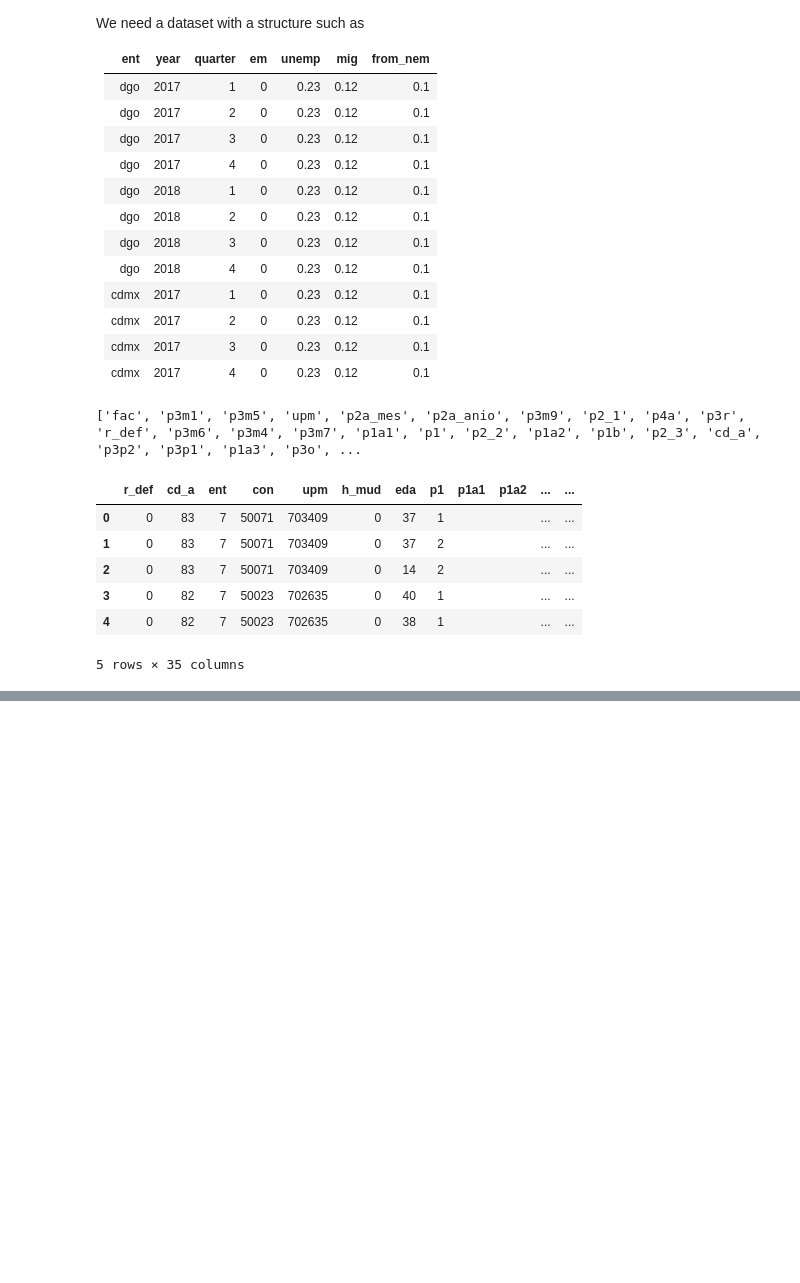
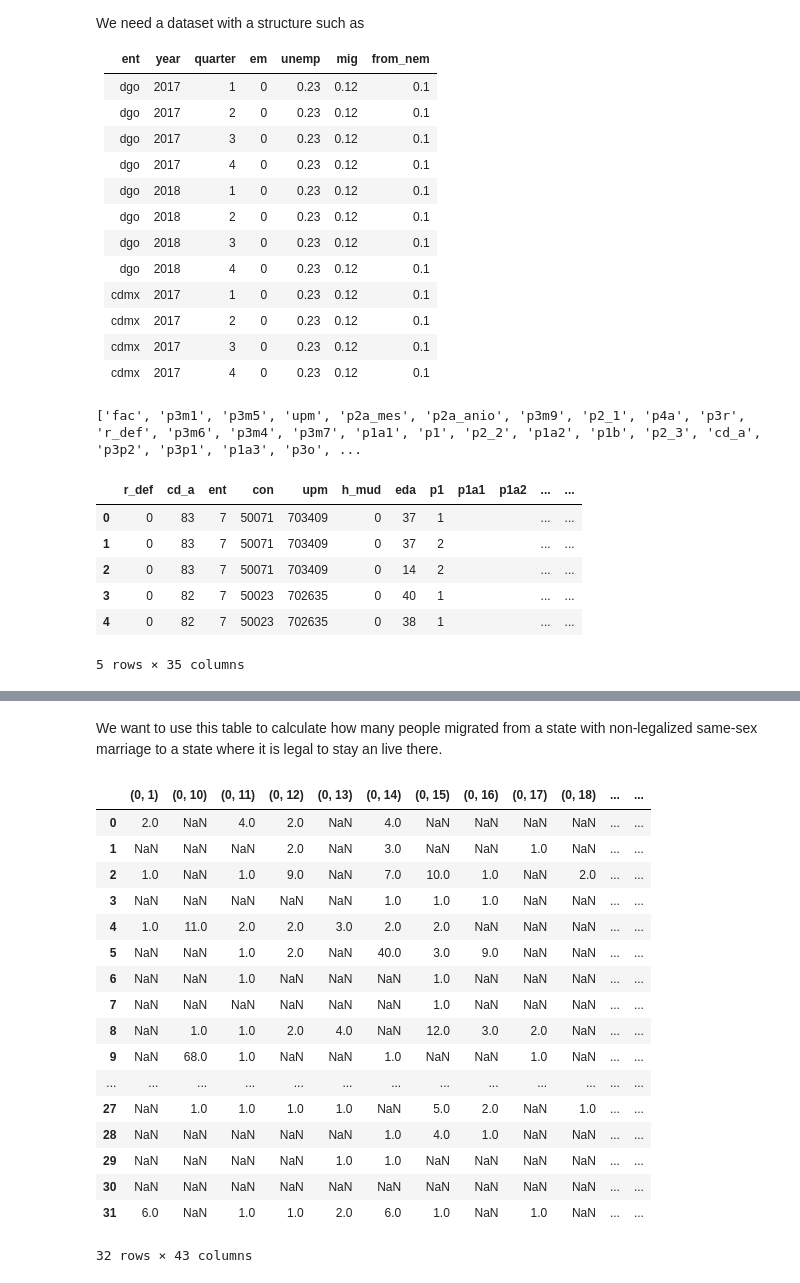
Before and after one commit to marionomics/migracion-lgbt, a Jupyter notebook: notebooks/explore_enoe.ipynb, the cells around one changed output, grey strips where cells are left out. Drawn from its saved outputs; the diff is of its cells as text; code cells hidden in the pictures; blank space fills up the shorter version.

```diff
--- a/notebooks/explore_enoe.ipynb
+++ b/notebooks/explore_enoe.ipynb
@@ -165,0 +147,5 @@ df_enoe
+# %%
+df_aux = df_aux.reset_index()
+# %%
+migration_table =df_aux.pivot(index = 'ent', columns = 'p3p2')
+migration_table.head()
@@ -165,0 +162,40 @@ df_enoe
+# %% [markdown]
+We want to use this table to calculate how many people migrated from a state with non-legalized same-sex marriage to a state where it is legal to stay an live there.
+# %%
+# Primero hay que incluir la fecha
+migration_table['year'] = year
+migration_table['quarter'] = quarter
+# %%
+from numpy import ceil
+marriage = pd.read_csv('../auxiliary/equal_marriage.csv')
+marriage['quarter'] = ceil(marriage['month']/3)
+marriage['date'] = marriage['year'] + marriage['quarter']/5 # Its inexact, but it helps to make the simple comparison in the migration table
+marriage = marriage[['cve','date']]
+# %%
+# Crear una dummy 1 = el matrimonio es igualitario en la entidad y 0 no lo es
+marriage
+
+df = pd.merge(migration_table,marriage, left_on = 'ent', right_on='cve', how='left')
+
+conditions = [
+    df['date'] >= df['year']
+]
+# %% [output]
+|  | (0, 1) | (0, 10) | (0, 11) | (0, 12) | (0, 13) | (0, 14) | (0, 15) | (0, 16) | (0, 17) | (0, 18) | ... | ... |
+| 0 | 2.0 | NaN | 4.0 | 2.0 | NaN | 4.0 | NaN | NaN | NaN | NaN | ... | ... |
+| 1 | NaN | NaN | NaN | 2.0 | NaN | 3.0 | NaN | NaN | 1.0 | NaN | ... | ... |
+| 2 | 1.0 | NaN | 1.0 | 9.0 | NaN | 7.0 | 10.0 | 1.0 | NaN | 2.0 | ... | ... |
+| 3 | NaN | NaN | NaN | NaN | NaN | 1.0 | 1.0 | 1.0 | NaN | NaN | ... | ... |
+| 4 | 1.0 | 11.0 | 2.0 | 2.0 | 3.0 | 2.0 | 2.0 | NaN | NaN | NaN | ... | ... |
+| 5 | NaN | NaN | 1.0 | 2.0 | NaN | 40.0 | 3.0 | 9.0 | NaN | NaN | ... | ... |
+| 6 | NaN | NaN | 1.0 | NaN | NaN | NaN | 1.0 | NaN | NaN | NaN | ... | ... |
+| 7 | NaN | NaN | NaN | NaN | NaN | NaN | 1.0 | NaN | NaN | NaN | ... | ... |
+| 8 | NaN | 1.0 | 1.0 | 2.0 | 4.0 | NaN | 12.0 | 3.0 | 2.0 | NaN | ... | ... |
+| 9 | NaN | 68.0 | 1.0 | NaN | NaN | 1.0 | NaN | NaN | 1.0 | NaN | ... | ... |
+| ... | ... | ... | ... | ... | ... | ... | ... | ... | ... | ... | ... | ... |
+| 27 | NaN | 1.0 | 1.0 | 1.0 | 1.0 | NaN | 5.0 | 2.0 | NaN | 1.0 | ... | ... |
+| 28 | NaN | NaN | NaN | NaN | NaN | 1.0 | 4.0 | 1.0 | NaN | NaN | ... | ... |
+| 29 | NaN | NaN | NaN | NaN | 1.0 | 1.0 | NaN | NaN | NaN | NaN | ... | ... |
+| 30 | NaN | NaN | NaN | NaN | NaN | NaN | NaN | NaN | NaN | NaN | ... | ... |
+| 31 | 6.0 | NaN | 1.0 | 1.0 | 2.0 | 6.0 | 1.0 | NaN | 1.0 | NaN | ... | ... |
+32 rows × 43 columns
```
Also changed, not shown: parts of 8 cells of this notebook, 2 other files.
